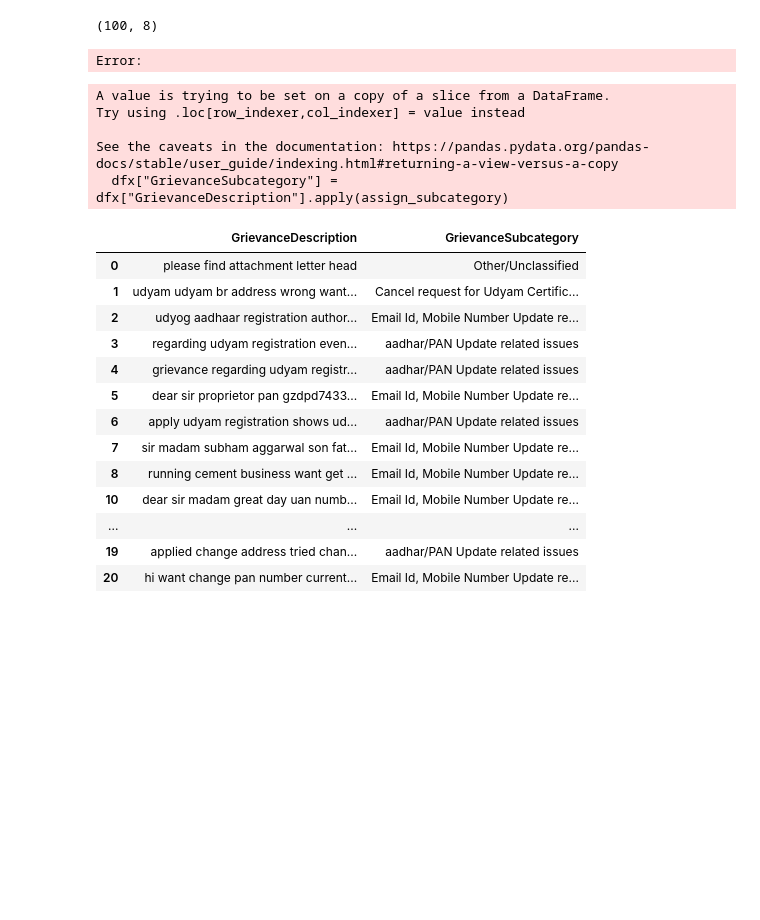
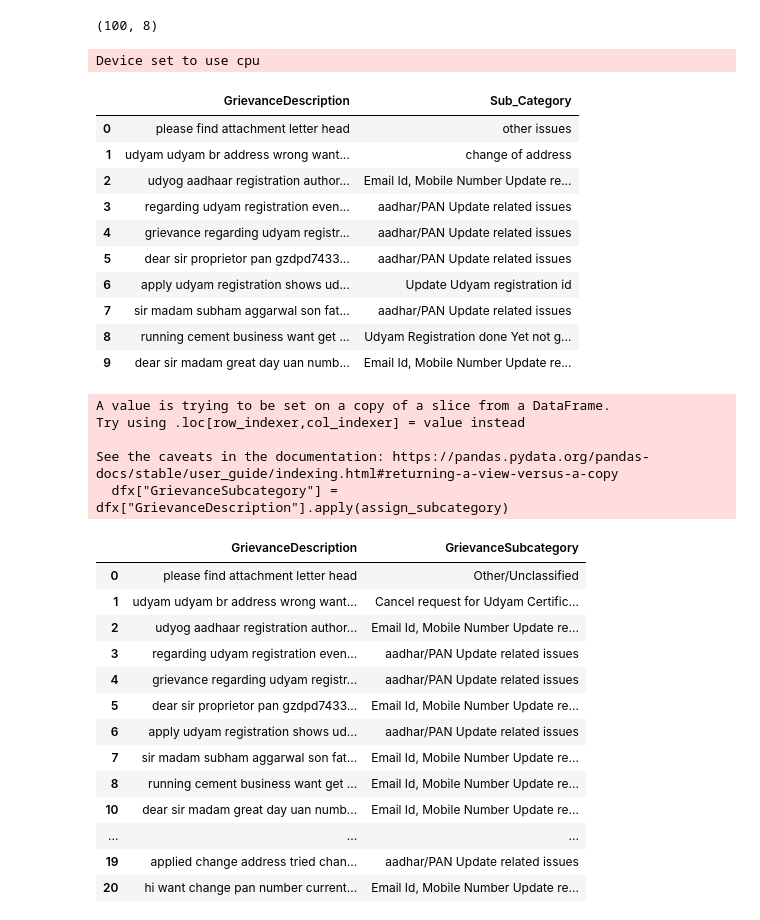
Before and after one commit to Rajshridhar/DataScience-Basics, a Jupyter notebook: championData.ipynb, the cells around one changed output. Drawn from its saved outputs; the diff is of its cells as text; code cells hidden in the pictures; blank space fills up the shorter version.

```diff
--- a/championData.ipynb
+++ b/championData.ipynb
@@ -263,36 +263,46 @@ dfx_100.shape
 # %%
 from transformers import pipeline
 
 # load zero-shot-classification pipeline
 classifier = pipeline("zero-shot-classification", model="facebook/bart-large-mnli")
 # category definitions
 candidate_labels = [
     "Email Id, Mobile Number Update related issue",
     "aadhar/PAN Update related issues",
     "PAN already used in the registration"
     "Cancel request for Udyam Certificate Registration",
     "Udyam Registration done Yet not getting Registration ID",
     "Update Udyam registration id",
     "Issues in certificate Downloading",
     "Fake MSME Certificate related Issues",
     "latitude / longitude map Issues",
     "change of address",
     "OTP validation Authentication Error",
     "other issues"
 ]
 
 dfx = pd.DataFrame(dfx).reset_index(drop=True)
 
-results = []
 for desc in dfx_100[DESC_COL].tolist():
     output = classifier(desc, candidate_labels)
-    results.append(output)
+    # get the label with highest score
+    dfx_100.loc[dfx_100[DESC_COL] == desc, 'Sub_Category'] = output['labels'][0]
 
 # show results
-for res in results[:5]:
-    print(res)
+dfx_100[['GrievanceDescription', 'Sub_Category']].head(10)
 # %% [output]
-Error:
+Device set to use cpu
+|  | GrievanceDescription | Sub_Category |
+| 0 | please find attachment letter head | other issues |
+| 1 | udyam udyam br address wrong want... | change of address |
+| 2 | udyog aadhaar registration author... | Email Id, Mobile Number Update re... |
+| 3 | regarding udyam registration even... | aadhar/PAN Update related issues |
+| 4 | grievance regarding udyam registr... | aadhar/PAN Update related issues |
+| 5 | dear sir proprietor pan gzdpd7433... | aadhar/PAN Update related issues |
+| 6 | apply udyam registration shows ud... | Update Udyam registration id |
+| 7 | sir madam subham aggarwal son fat... | aadhar/PAN Update related issues |
+| 8 | running cement business want get ... | Udyam Registration done Yet not g... |
+| 9 | dear sir madam great day uan numb... | Email Id, Mobile Number Update re... |
 # %%
 import re
 
```
